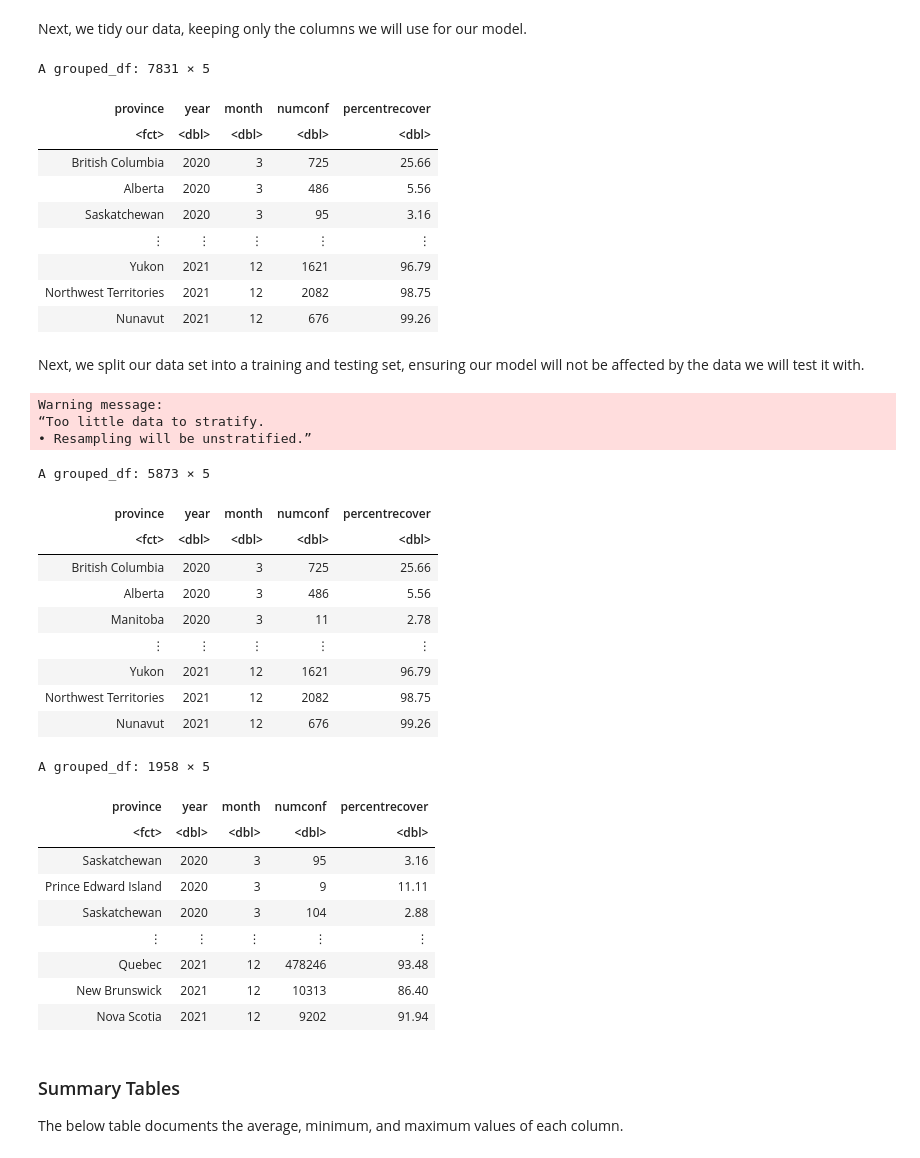
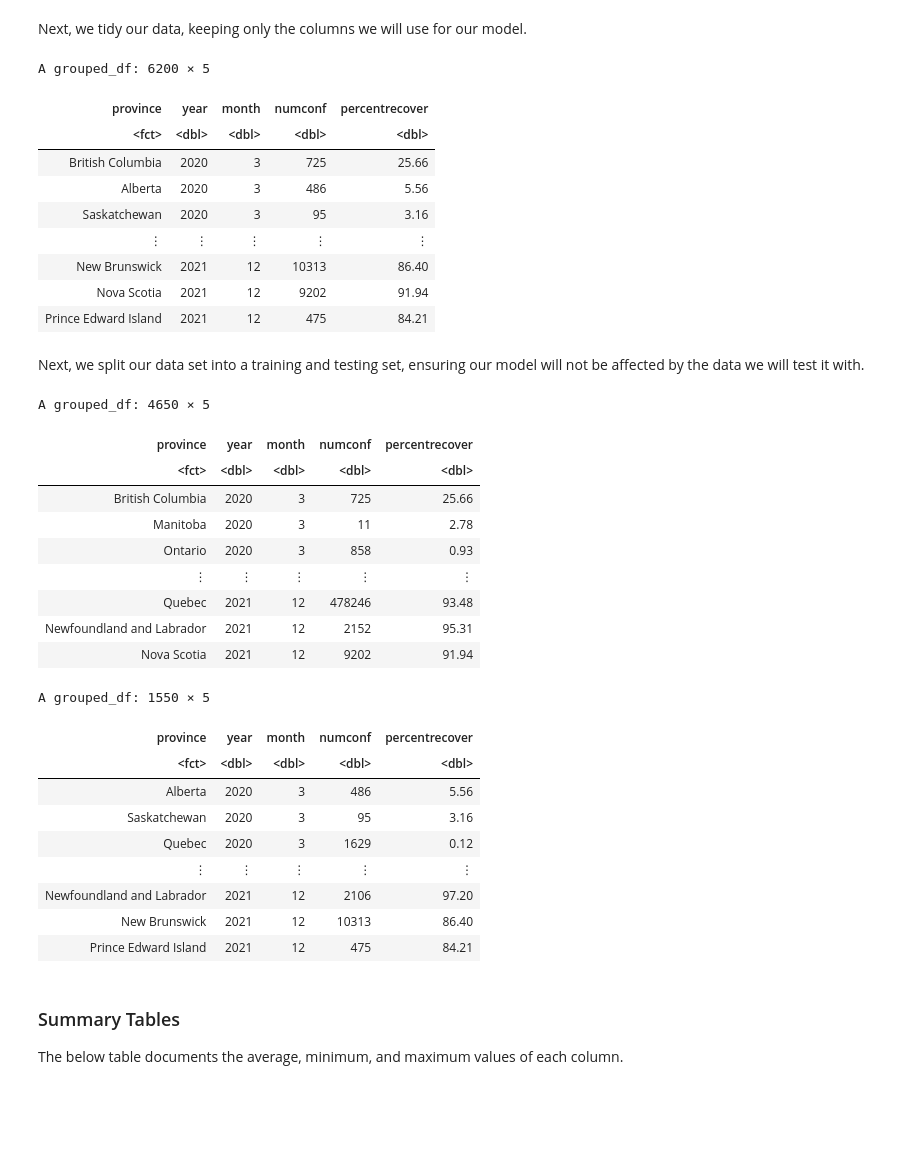
Before and after one commit to mikcblue7/dsci-100-project-group2, a Jupyter notebook: Group-2-Proposal.ipynb, the cells around one changed output. Cells and saved outputs as stored; diff of their text form; code cells hidden in the pictures; blank space fills up the shorter version.

Commit message:
fixed the "stratify" error
removed Nunavut, Yukon, Northwest Territories

```diff
--- a/Group-2-Proposal.ipynb
+++ b/Group-2-Proposal.ipynb
@@ -128,38 +128,40 @@ filtered_covid <- covid |>
 
 # Further filtering to remove missing data and inappropriate data
 removed_missing_covid <- filtered_covid |>
     filter(province != "Repatriated travellers") |>
-    filter(province != "Canada") |>
+    filter(province != "Canada", province != "Yukon",
+           province != "Northwest Territories", province != "Nunavut") |>
     filter(percentrecover != "NA")|>
     filter(percentrecover != "N/A")
 
 # formatting the percent of recovered cases into numeric values and organize the data by grouping by province
 organized_covid <- removed_missing_covid |>
     mutate(percentrecover = as.numeric(percentrecover)) |>
     mutate(province = as.factor(province)) |>
     group_by(province)
 
 # splitting the date variable into year, month and day
 # removing variable day because it is not useful enough to capture information such as provincial COVID policies that are adjusted on monthly bases
 split_date_covid <- organized_covid |>
 separate(col = date, into = c("year","month","day"), sep = "-")
 
 tidy_covid <- split_date_covid|>
     select(- day)|>
     mutate(year = as.numeric(year))|>
     mutate(month = as.numeric(month))
+
 tidy_covid
 # %% [output]
-A grouped_df: 7831 × 5
+A grouped_df: 6200 × 5
 | province | year | month | numconf | percentrecover |
 | <fct> | <dbl> | <dbl> | <dbl> | <dbl> |
 | British Columbia | 2020 | 3 | 725 | 25.66 |
 | Alberta | 2020 | 3 | 486 | 5.56 |
 | Saskatchewan | 2020 | 3 | 95 | 3.16 |
 | ⋮ | ⋮ | ⋮ | ⋮ | ⋮ |
-| Yukon | 2021 | 12 | 1621 | 96.79 |
-| Northwest Territories | 2021 | 12 | 2082 | 98.75 |
-| Nunavut | 2021 | 12 | 676 | 99.26 |
+| New Brunswick | 2021 | 12 | 10313 | 86.40 |
+| Nova Scotia | 2021 | 12 | 9202 | 91.94 |
+| Prince Edward Island | 2021 | 12 | 475 | 84.21 |
 # %% [markdown]
 Next, we split our data set into a training and testing set, ensuring our model will not be affected by the data we will test it with.
 # %%
@@ -172,29 +174,26 @@ covid_test <- testing(covid_split)
 covid_train
 covid_test
 # %% [output]
-Warning message:
-“Too little data to stratify.
-• Resampling will be unstratified.”
+A grouped_df: 4650 × 5
+| province | year | month | numconf | percentrecover |
+| <fct> | <dbl> | <dbl> | <dbl> | <dbl> |
+| British Columbia | 2020 | 3 | 725 | 25.66 |
+| Manitoba | 2020 | 3 | 11 | 2.78 |
+| Ontario | 2020 | 3 | 858 | 0.93 |
+| ⋮ | ⋮ | ⋮ | ⋮ | ⋮ |
+| Quebec | 2021 | 12 | 478246 | 93.48 |
+| Newfoundland and Labrador | 2021 | 12 | 2152 | 95.31 |
+| Nova Scotia | 2021 | 12 | 9202 | 91.94 |
-A grouped_df: 5873 × 5
+A grouped_df: 1550 × 5
-| province | year | month | numconf | percentrecover |
-| <fct> | <dbl> | <dbl> | <dbl> | <dbl> |
-| British Columbia | 2020 | 3 | 725 | 25.66 |
-| Alberta | 2020 | 3 | 486 | 5.56 |
-| Manitoba | 2020 | 3 | 11 | 2.78 |
-| ⋮ | ⋮ | ⋮ | ⋮ | ⋮ |
-| Yukon | 2021 | 12 | 1621 | 96.79 |
-| Northwest Territories | 2021 | 12 | 2082 | 98.75 |
-| Nunavut | 2021 | 12 | 676 | 99.26 |
-A grouped_df: 1958 × 5
 | province | year | month | numconf | percentrecover |
 | <fct> | <dbl> | <dbl> | <dbl> | <dbl> |
+| Alberta | 2020 | 3 | 486 | 5.56 |
 | Saskatchewan | 2020 | 3 | 95 | 3.16 |
-| Prince Edward Island | 2020 | 3 | 9 | 11.11 |
-| Saskatchewan | 2020 | 3 | 104 | 2.88 |
+| Quebec | 2020 | 3 | 1629 | 0.12 |
 | ⋮ | ⋮ | ⋮ | ⋮ | ⋮ |
-| Quebec | 2021 | 12 | 478246 | 93.48 |
+| Newfoundland and Labrador | 2021 | 12 | 2106 | 97.20 |
 | New Brunswick | 2021 | 12 | 10313 | 86.40 |
-| Nova Scotia | 2021 | 12 | 9202 | 91.94 |
+| Prince Edward Island | 2021 | 12 | 475 | 84.21 |
 # %% [markdown]
 ### Summary Tables
 
```
Also changed, not shown: parts of 2 cells of this notebook.
